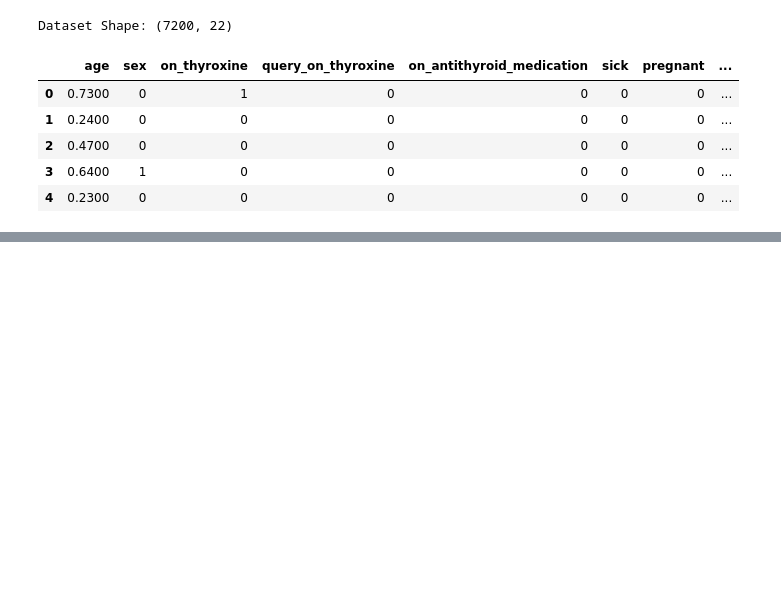
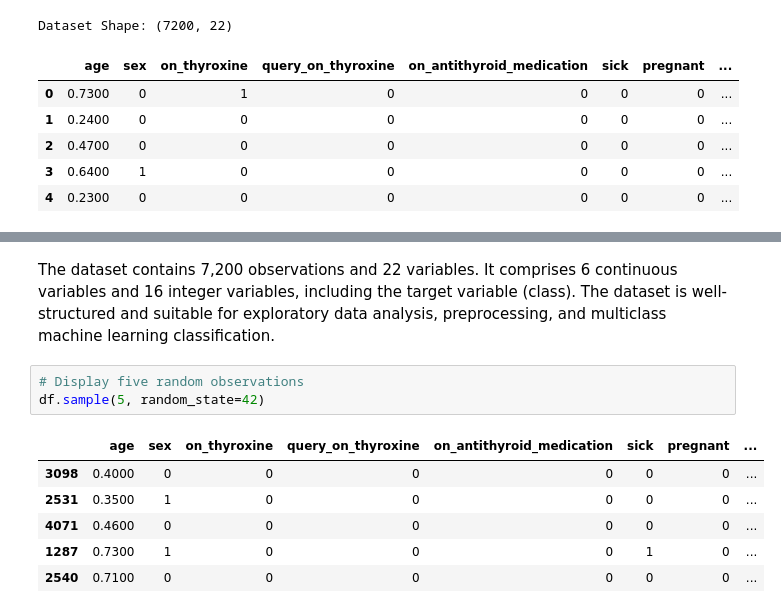
Before and after one commit to byegond-beep/Multi-class-Thyroid-Disease-Classification, a Jupyter notebook: notebook.ipynb, the cells around one changed output, grey strips where cells are left out. Drawn from its saved outputs; the diff is of its cells as text; blank space fills up the shorter version.

```diff
--- a/notebook.ipynb
+++ b/notebook.ipynb
@@ -156,0 +204,12 @@ Dataset Shape: (7200, 22)
+# %% [markdown]
+The dataset contains 7,200 observations and 22 variables. It comprises 6 continuous variables and 16 integer variables, including the target variable (class). The dataset is well-structured and suitable for exploratory data analysis, preprocessing, and multiclass machine learning classification.
+# %%
+# Display five random observations
+df.sample(5, random_state=42)
+# %% [output]
+|  | age | sex | on_thyroxine | query_on_thyroxine | on_antithyroid_medication | sick | pregnant | ... |
+| 3098 | 0.4000 | 0 | 0 | 0 | 0 | 0 | 0 | ... |
+| 2531 | 0.3500 | 1 | 0 | 0 | 0 | 0 | 0 | ... |
+| 4071 | 0.4600 | 0 | 0 | 0 | 0 | 0 | 0 | ... |
+| 1287 | 0.7300 | 1 | 0 | 0 | 0 | 1 | 0 | ... |
+| 2540 | 0.7100 | 0 | 0 | 0 | 0 | 0 | 0 | ... |
```
Also changed, not shown: parts of 9 cells of this notebook.
